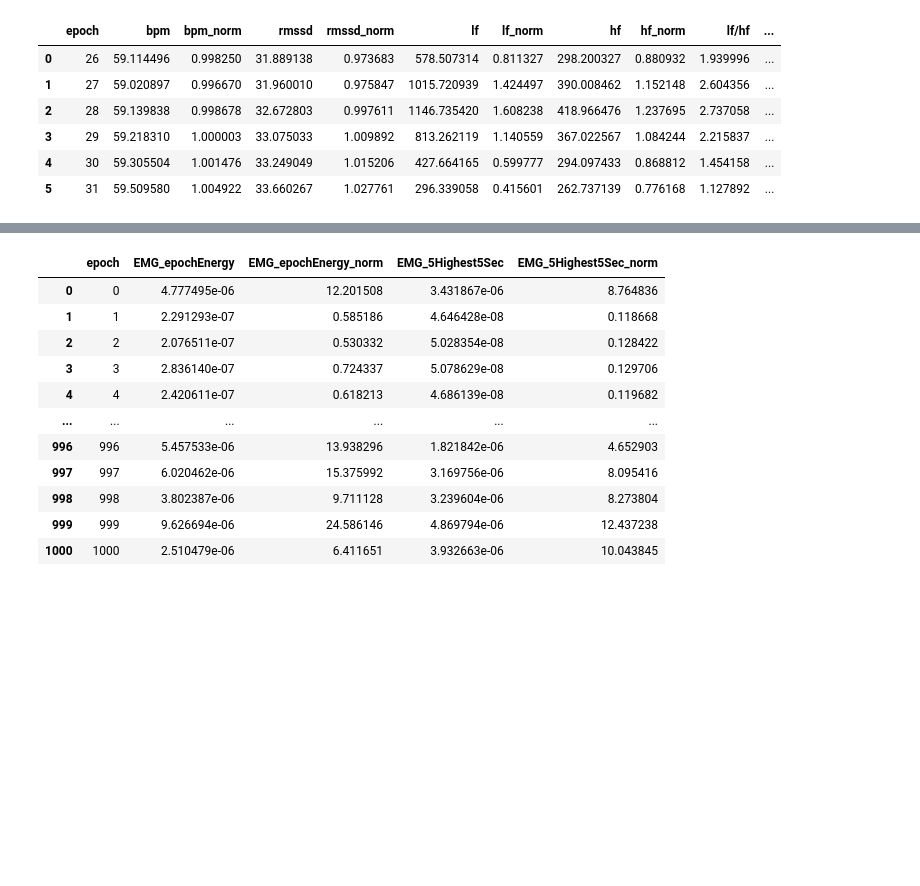
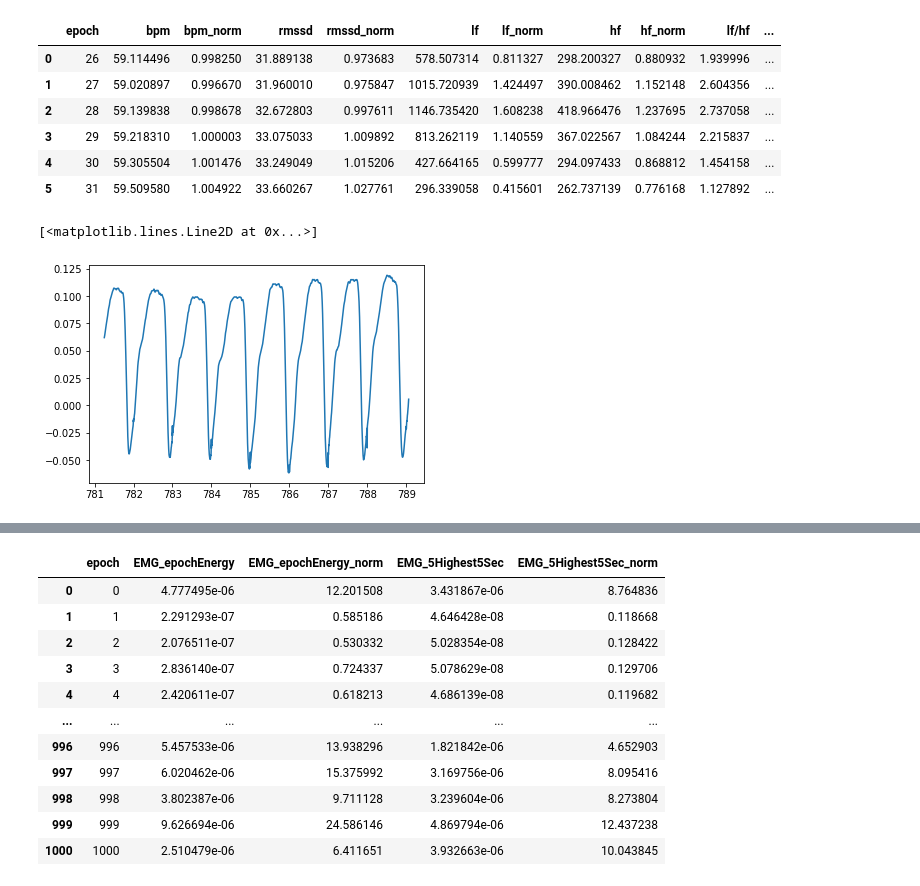
Before and after one commit to brycegsmith/psg_project, a Jupyter notebook: main.ipynb, the cells around one changed output, grey strips where cells are left out. Saved outputs shown, nothing was run; the diff lists cells and outputs as text; code cells hidden in the pictures; blank space fills up the shorter version.

Commit message:
Added support for Pleth signal as backup for ECG

```diff
--- a/main.ipynb
+++ b/main.ipynb
@@ -101,3 +101,12 @@ display(metrics1)
 | 3 | 29 | 59.218310 | 1.000003 | 33.075033 | 1.009892 | 813.262119 | 1.140559 | 367.022567 | 1.084244 | 2.215837 | ... |
 | 4 | 30 | 59.305504 | 1.001476 | 33.249049 | 1.015206 | 427.664165 | 0.599777 | 294.097433 | 0.868812 | 1.454158 | ... |
 | 5 | 31 | 59.509580 | 1.004922 | 33.660267 | 1.027761 | 296.339058 | 0.415601 | 262.737139 | 0.776168 | 1.127892 | ... |
+# %%
+# Create ECG object using Pleth (PPG) signal:
+plethSample = psg_data.data.loc[400000:404000, ["elapsed_seconds", "epoch", "PLETH"]]
+#ecgN3 = ECG(plethDfInput)
+plt.plot(plethSample['elapsed_seconds'], plethSample['PLETH'])
+#ecgN3 = ECG(plethDfInput)
+# %% [output]
+[<matplotlib.lines.Line2D at 0x...>]
+[figure, added]
```
Also changed, not shown: parts of 2 cells of this notebook, 2 other files.
